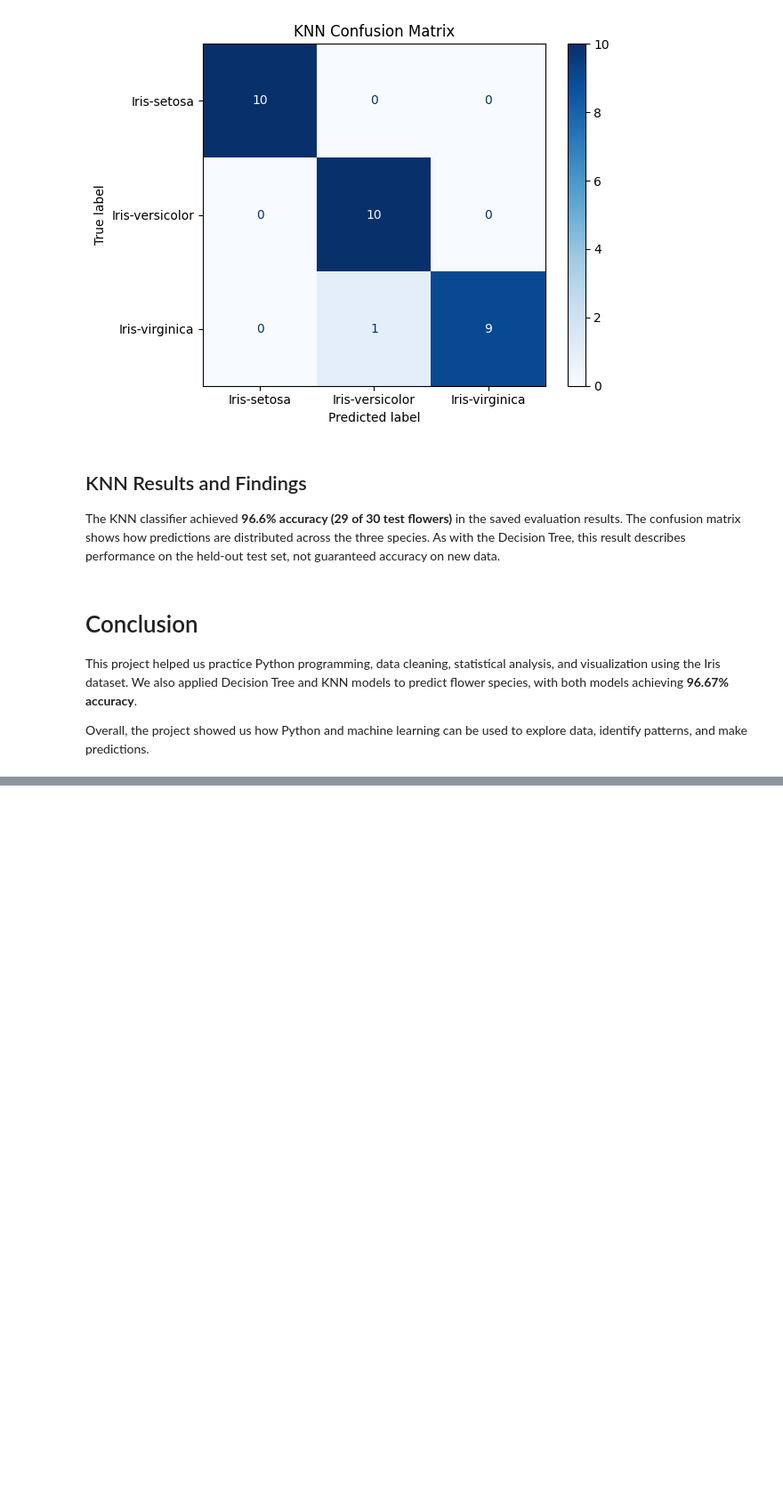
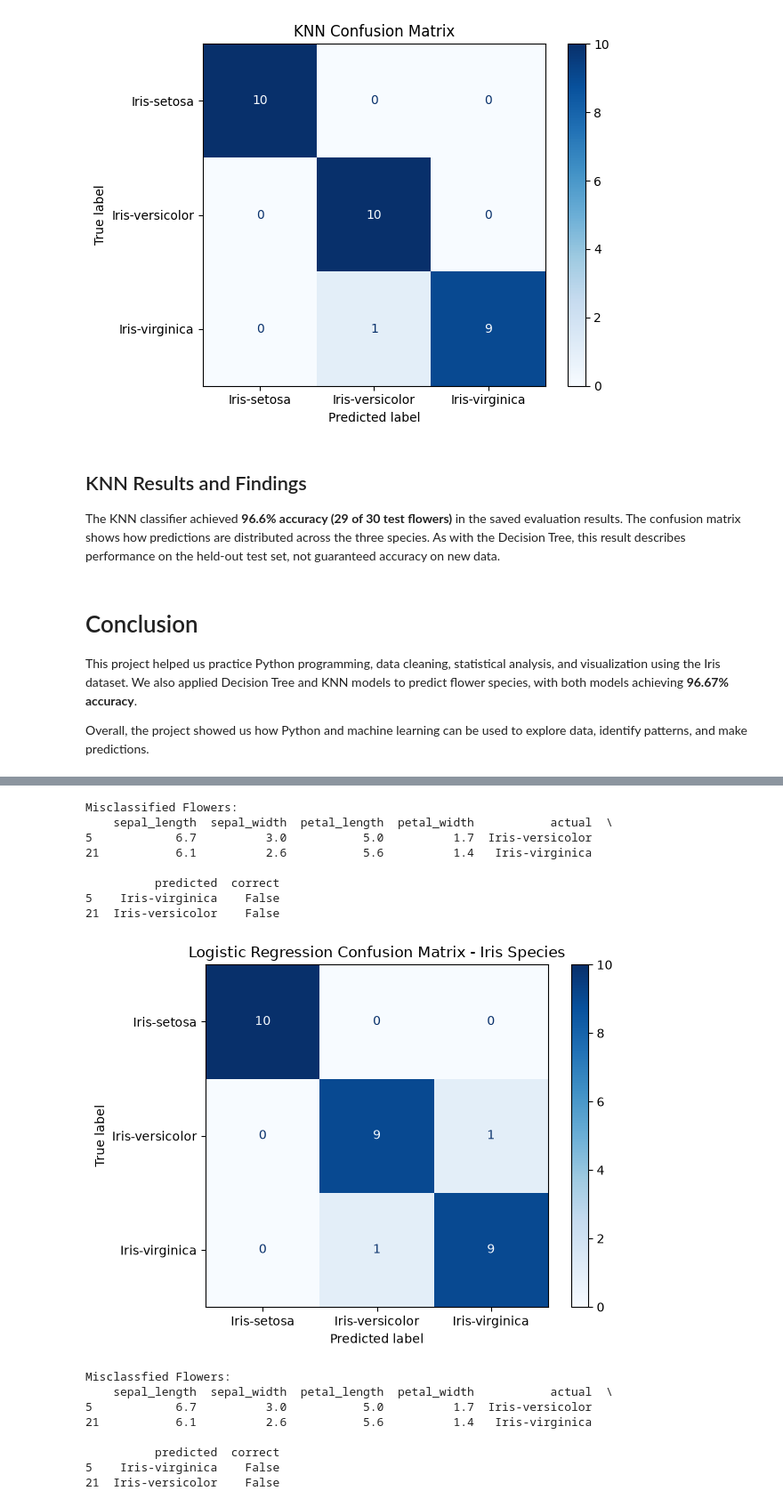
Before and after one commit to ReflexAngle/CIS502AssignmentOne, a Jupyter notebook: pythonFiles/Iris_Project_Phases 1_2_3_4_5.ipynb, the cells around one changed output, grey strips where cells are left out. Shown at 89% size. Saved outputs shown, nothing was run; the diff lists cells and outputs as text; code cells hidden in the pictures; blank space fills up the shorter version.

Commit message:
Logistic Regression Model for Iris Species Classification

```diff
--- a/pythonFiles/Iris_Project_Phases 1_2_3_4_5.ipynb
+++ b/pythonFiles/Iris_Project_Phases 1_2_3_4_5.ipynb
@@ -1005,0 +1068,18 @@ Overall, the project showed us how Python and machine learning can be used to ex
+# %%
+# initialize and train the logistic regression model
+log_reg = LogisticRegression(max_iter=200, random_state=42)
+log_reg.fit(X_train, y_train)
+
+
+# Predict on the test set
+y_pred = log_reg.predict(X_test)
+
+# Accuracy and classification report
+accuracy = accuracy_score(y_test, y_pred)
+print(f"Total flowers tested: {len(y_test)}")
+print(f"Correct predictions: {sum(y_test == y_pred)}")
+print(f"Incorrect predictions: {sum(y_test != y_pred)}")
+print(f"Model accuracy: {round(accuracy * 100, 2)}%")
+
+print("Classification Report:")
+print(classification_report(y_test, y_pred))
@@ -1005,0 +1101,56 @@ Overall, the project showed us how Python and machine learning can be used to ex
+# %%
+# Inspect any misclassified flowers
+errors = X_test.copy()
+errors = pd.DataFrame(
+    scaler.inverse_transform(X_test),
+    columns=X.columns
+)
+errors["actual"] = y_test.values
+errors["predicted"] = y_pred
+errors["correct"] = errors["actual"] == errors["predicted"]
+
+print("Misclassified Flowers:")
+print(errors[~errors["correct"]])
+
+cm = confusion_matrix(y_test, y_pred, labels=log_reg.classes_)
+display = ConfusionMatrixDisplay(
+    confusion_matrix=cm,
+    display_labels=log_reg.classes_
+)
+display.plot(cmap="Blues", values_format="d")
+plt.title("Logistic Regression Confusion Matrix - Iris Species")
+plt.tight_layout()
+plt.show()
+errors["predicted"] = y_pred
+errors["correct"] = errors["actual"] == errors["predicted"]
+print("Misclassfied Flowers:")
+print(errors[~errors["correct"]])
+
+# Plot confusion matrix for logistic regression
+cm = confusion_matrix(y_test, y_pred, labels=log_reg.classes_)
+dict = ConfusionMatrixDisplay(
+    confusion_matrix=cm,
+    display_labels=log_reg.classes_
+)
+display.plot(cmap="Blues", values_format="d")
+plt.title("Logistic Regression Confusion Matrix - Iris Species")
+plt.tight_layout()
+plt.show()
+# %% [output]
+Misclassified Flowers:
+    sepal_length  sepal_width  petal_length  petal_width           actual  \
+5            6.7          3.0           5.0          1.7  Iris-versicolor
+21           6.1          2.6           5.6          1.4   Iris-virginica
+
+          predicted  correct
+5    Iris-virginica    False
+21  Iris-versicolor    False
+[figure, added]
+Misclassfied Flowers:
+    sepal_length  sepal_width  petal_length  petal_width           actual  \
+5            6.7          3.0           5.0          1.7  Iris-versicolor
+21           6.1          2.6           5.6          1.4   Iris-virginica
+
+          predicted  correct
+5    Iris-virginica    False
+21  Iris-versicolor    False
```
Also changed, not shown: parts of 6 cells of this notebook.
